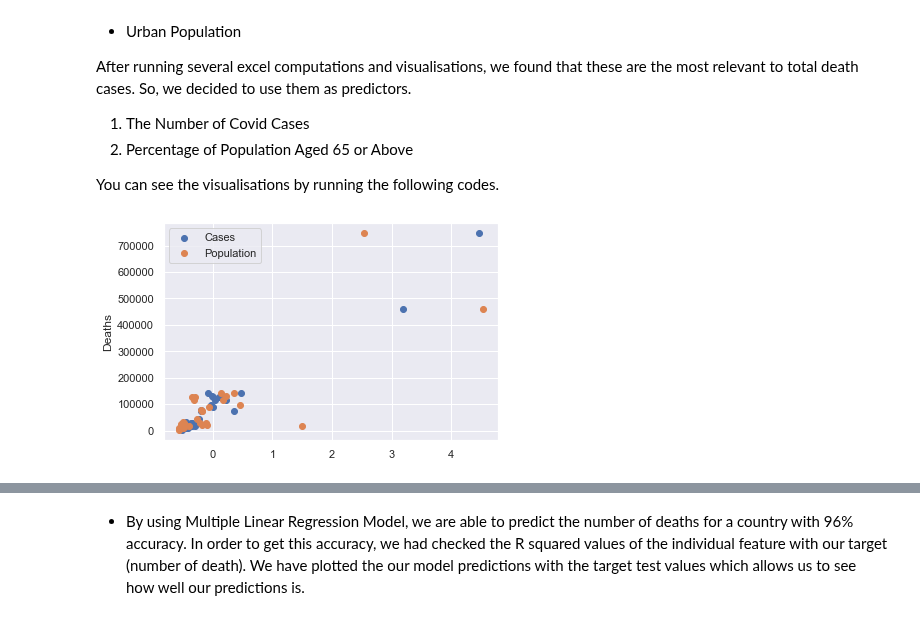
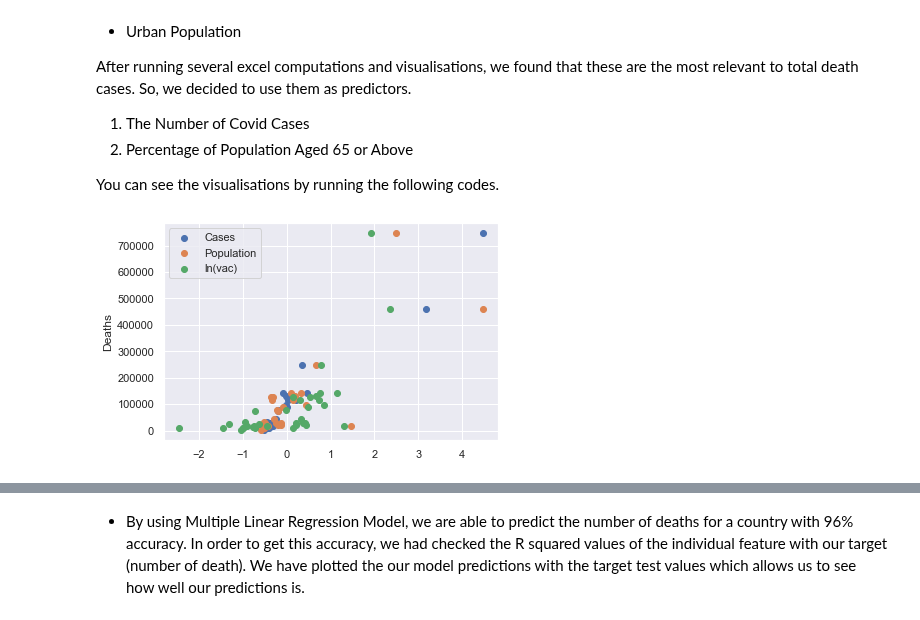
Before and after one commit to clash9529/DDW_Task2, a Jupyter notebook: predict_admission.ipynb, the cells around one changed output, grey strips where cells are left out. Saved outputs shown, nothing was run; the diff lists cells and outputs as text; code cells hidden in the pictures.

```diff
--- a/predict_admission.ipynb
+++ b/predict_admission.ipynb
@@ -142,17 +142,18 @@ After running several excel computations and visualisations, we found that these
 You can see the visualisations by running the following codes.
 # %%
 df_task1 = pd.read_csv("DDW_Task1.csv")
-df_features, df_target = get_features_targets(df_task1, ["Cases", "Population"], ["Deaths"])
+df_features, df_target = get_features_targets(df_task1, ["Cases", "Population", "ln(vac)"], ["Deaths"])
 
 # Visualise
 df_features_visual = normalize_z(df_features)
 plt.scatter(df_features_visual["Cases"], df_target, label="Cases")
 plt.scatter(df_features_visual["Population"], df_target, label="Population")
+plt.scatter(df_features_visual["ln(vac)"], df_target, label="ln(vac)")
 plt.ylabel("Deaths")
 plt.legend()
 plt.show()
 # %% [output]
-[figure, old version]
+[figure, new version]
 # %%
 #spliting the data for trainging and testing
 df_features_train, df_features_test, df_target_train, df_target_test = split_data(df_features, df_target)
```
Also changed, not shown: parts of 2 cells of this notebook, 1 other file.
